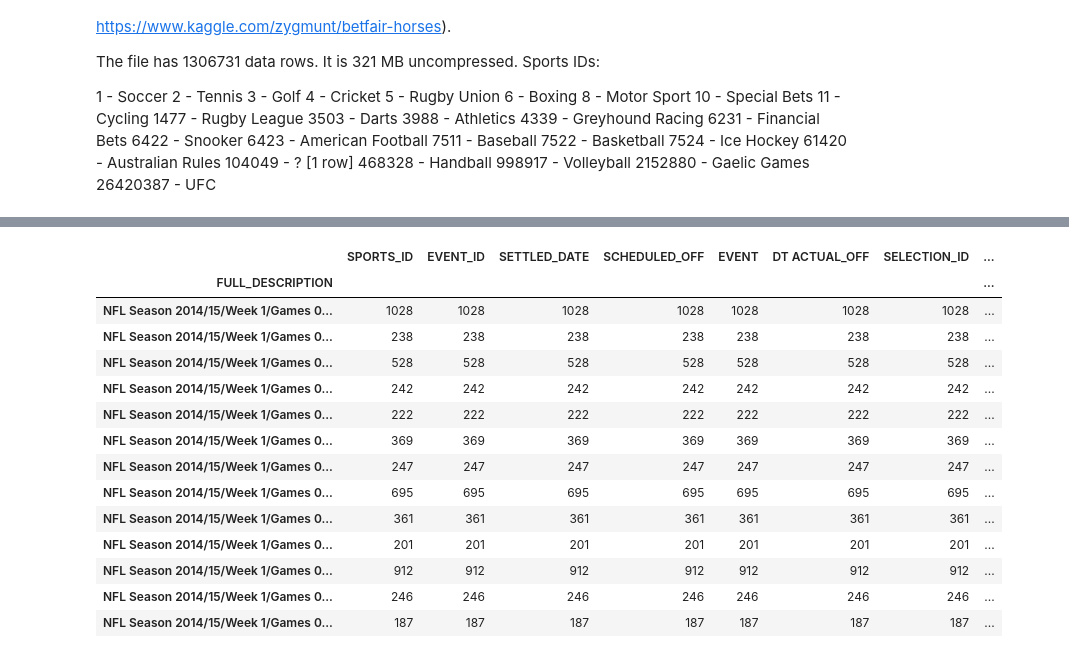
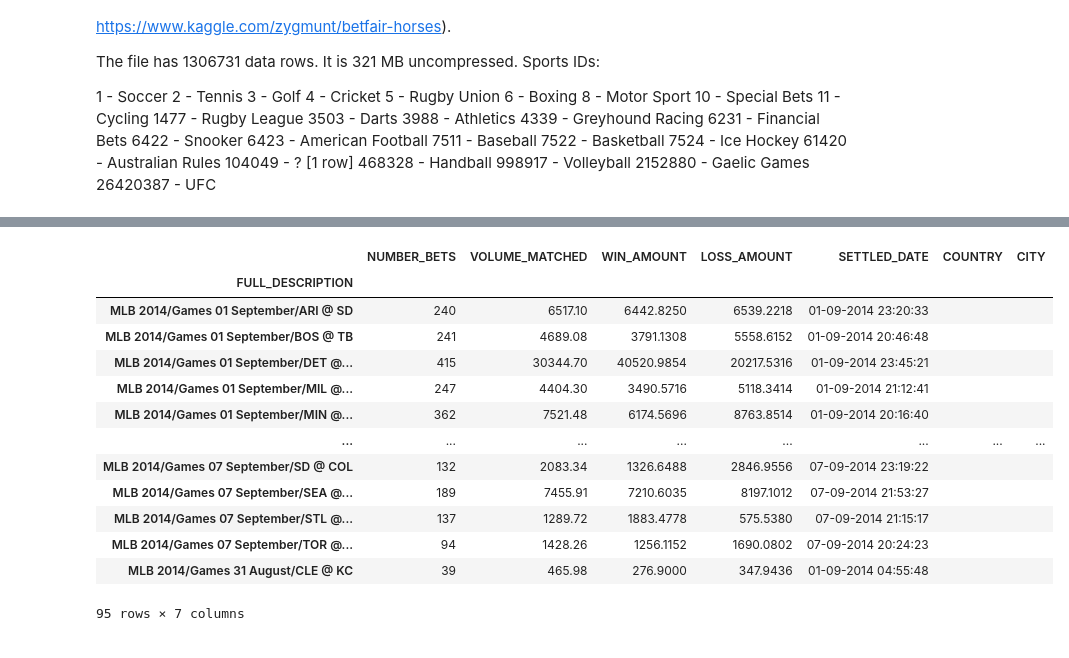
Before and after one commit to ns96/python-betfair, a Jupyter notebook: BetFairEDA.ipynb, the cells around one changed output, grey strips where cells are left out. Saved outputs shown, nothing was run; the diff lists cells and outputs as text; code cells hidden in the pictures.

```diff
--- a/BetFairEDA.ipynb
+++ b/BetFairEDA.ipynb
@@ -113,0 +139,18 @@ Name: count, dtype: int64
+# %%
+# define function to export a sport with bet information
+def exportSport(sport_name):
+    filename = "output/" + sport_name.lower().replace(" ", "_") + ".csv"
+
+    sport_df = betfair_df.loc[betfair_df["SPORTS_ID"] == sport_name]
+
+    games_df = sport_df.groupby("FULL_DESCRIPTION")
+    bets = games_df[["NUMBER_BETS", "VOLUME_MATCHED", "WIN_AMOUNT", "LOSS_AMOUNT", "SETTLED_DATE"]].agg({
+        "NUMBER_BETS": sum, "VOLUME_MATCHED": sum, "WIN_AMOUNT":sum,
+        "LOSS_AMOUNT": sum, "SETTLED_DATE": 'first'})
+
+    # add colulms for country and city so we later grab lat and lng from the geopafi api
+    bets["COUNTRY"] = ""
+    bets["CITY"] = ""
+    bets.to_csv(filename)
+
+    return(bets)
@@ -163,23 +273,18 @@ games_df.count()
 # %%
-# get all nfl games
-nfl_df = betfair_df.loc[(betfair_df["SPORTS_ID"] == 6423) &
-                        betfair_df["FULL_DESCRIPTION"].str.contains("NFL")]
-
-games_df = nfl_df.groupby("FULL_DESCRIPTION")
-games_df.count()
+# export baseball bets
+exportSport("Baseball")
 # %% [output]
-|  | SPORTS_ID | EVENT_ID | SETTLED_DATE | SCHEDULED_OFF | EVENT | DT ACTUAL_OFF | SELECTION_ID | ... |
-| FULL_DESCRIPTION |  |  |  |  |  |  |  | ... |
-| NFL Season 2014/15/Week 1/Games 0... | 1028 | 1028 | 1028 | 1028 | 1028 | 1028 | 1028 | ... |
-| NFL Season 2014/15/Week 1/Games 0... | 238 | 238 | 238 | 238 | 238 | 238 | 238 | ... |
-| NFL Season 2014/15/Week 1/Games 0... | 528 | 528 | 528 | 528 | 528 | 528 | 528 | ... |
-| NFL Season 2014/15/Week 1/Games 0... | 242 | 242 | 242 | 242 | 242 | 242 | 242 | ... |
-| NFL Season 2014/15/Week 1/Games 0... | 222 | 222 | 222 | 222 | 222 | 222 | 222 | ... |
-| NFL Season 2014/15/Week 1/Games 0... | 369 | 369 | 369 | 369 | 369 | 369 | 369 | ... |
-| NFL Season 2014/15/Week 1/Games 0... | 247 | 247 | 247 | 247 | 247 | 247 | 247 | ... |
-| NFL Season 2014/15/Week 1/Games 0... | 695 | 695 | 695 | 695 | 695 | 695 | 695 | ... |
-| NFL Season 2014/15/Week 1/Games 0... | 361 | 361 | 361 | 361 | 361 | 361 | 361 | ... |
-| NFL Season 2014/15/Week 1/Games 0... | 201 | 201 | 201 | 201 | 201 | 201 | 201 | ... |
-| NFL Season 2014/15/Week 1/Games 0... | 912 | 912 | 912 | 912 | 912 | 912 | 912 | ... |
-| NFL Season 2014/15/Week 1/Games 0... | 246 | 246 | 246 | 246 | 246 | 246 | 246 | ... |
-| NFL Season 2014/15/Week 1/Games 0... | 187 | 187 | 187 | 187 | 187 | 187 | 187 | ... |
+|  | NUMBER_BETS | VOLUME_MATCHED | WIN_AMOUNT | LOSS_AMOUNT | SETTLED_DATE | COUNTRY | CITY |
+| FULL_DESCRIPTION |  |  |  |  |  |  |  |
+| MLB 2014/Games 01 September/ARI @ SD | 240 | 6517.10 | 6442.8250 | 6539.2218 | 01-09-2014 23:20:33 |  |  |
+| MLB 2014/Games 01 September/BOS @ TB | 241 | 4689.08 | 3791.1308 | 5558.6152 | 01-09-2014 20:46:48 |  |  |
+| MLB 2014/Games 01 September/DET @... | 415 | 30344.70 | 40520.9854 | 20217.5316 | 01-09-2014 23:45:21 |  |  |
+| MLB 2014/Games 01 September/MIL @... | 247 | 4404.30 | 3490.5716 | 5118.3414 | 01-09-2014 21:12:41 |  |  |
+| MLB 2014/Games 01 September/MIN @... | 362 | 7521.48 | 6174.5696 | 8763.8514 | 01-09-2014 20:16:40 |  |  |
+| ... | ... | ... | ... | ... | ... | ... | ... |
+| MLB 2014/Games 07 September/SD @ COL | 132 | 2083.34 | 1326.6488 | 2846.9556 | 07-09-2014 23:19:22 |  |  |
+| MLB 2014/Games 07 September/SEA @... | 189 | 7455.91 | 7210.6035 | 8197.1012 | 07-09-2014 21:53:27 |  |  |
+| MLB 2014/Games 07 September/STL @... | 137 | 1289.72 | 1883.4778 | 575.5380 | 07-09-2014 21:15:17 |  |  |
+| MLB 2014/Games 07 September/TOR @... | 94 | 1428.26 | 1256.1152 | 1690.0802 | 07-09-2014 20:24:23 |  |  |
+| MLB 2014/Games 31 August/CLE @ KC | 39 | 465.98 | 276.9000 | 347.9436 | 01-09-2014 04:55:48 |  |  |
+95 rows × 7 columns
```
Also changed, not shown: parts of 15 cells of this notebook, 12 other files.
